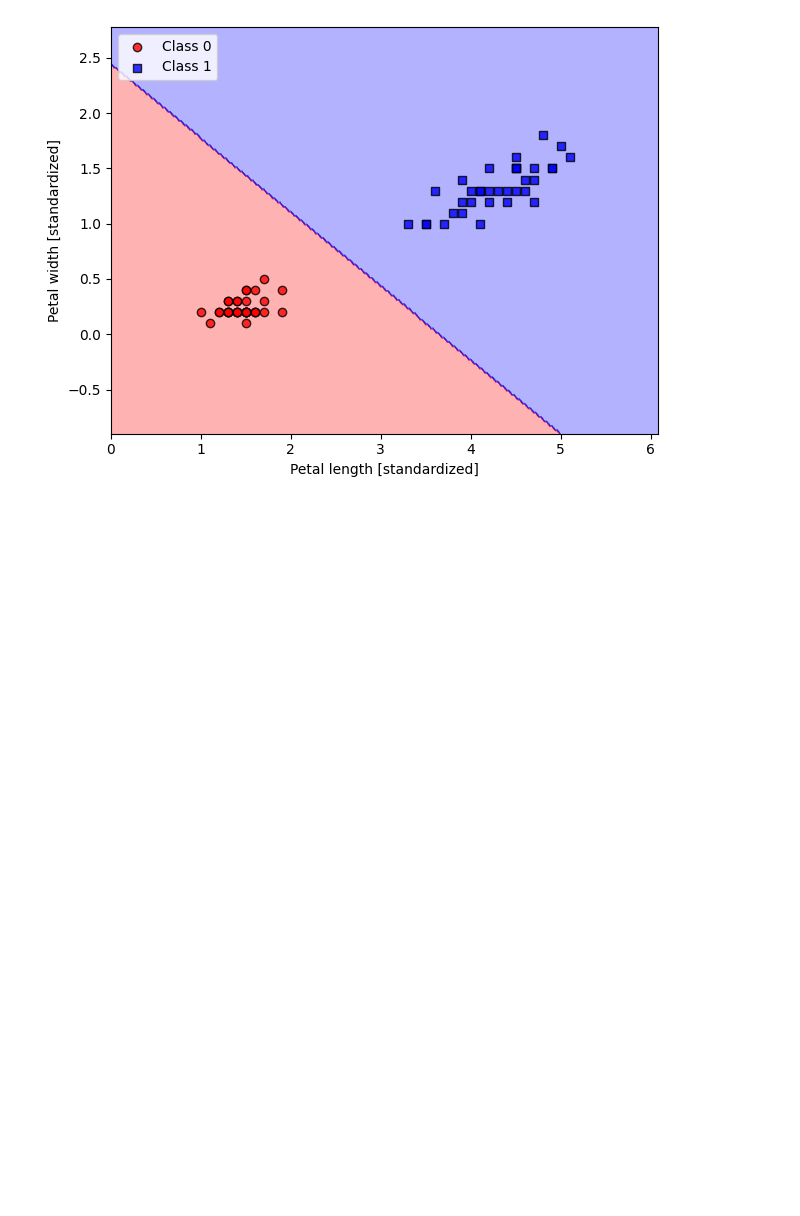
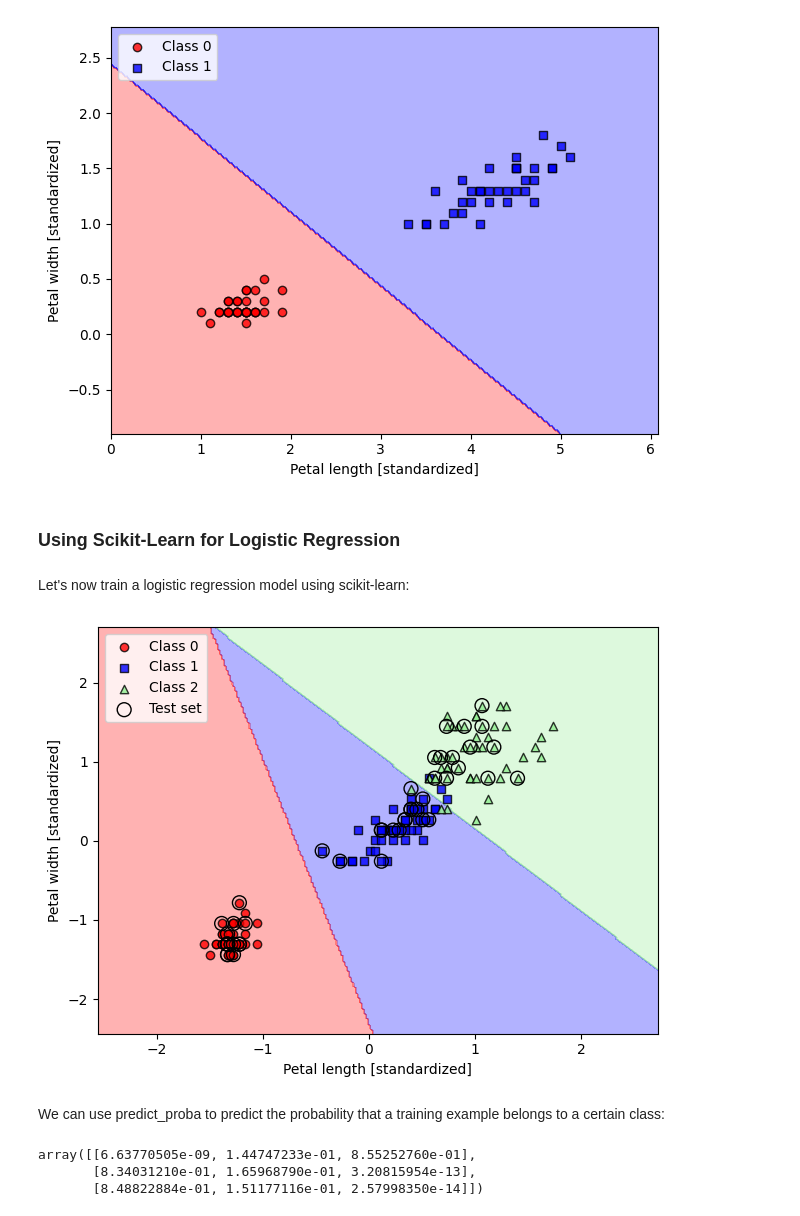
Before and after one commit to kaanoram/ML-Pytorch-SkLearn-Study, a Jupyter notebook: chapters/chapter_03/ch03.ipynb, the cells around one changed output. Drawn from its saved outputs; the diff is of its cells as text; code cells hidden in the pictures; blank space fills up the shorter version.

```diff
--- a/chapters/chapter_03/ch03.ipynb
+++ b/chapters/chapter_03/ch03.ipynb
@@ -302,3 +302,32 @@ plt.tight_layout()
 plt.show()
 # %% [output]
 [figure]
+# %% [markdown]
+### Using Scikit-Learn for Logistic Regression
+# %% [markdown]
+Let's now train a logistic regression model using scikit-learn:
+# %%
+from sklearn.linear_model import LogisticRegression
+from sklearn.multiclass import OneVsRestClassifier
+
+lr = OneVsRestClassifier(LogisticRegression(C=100.0, solver='lbfgs'))
+lr.fit(X_train_std, y_train)
+plot_decision_regions(X_combined_std,
+                      y_combined,
+                      classifier=lr,
+                      test_idx=range(105, 150))
+plt.xlabel('Petal length [standardized]')
+plt.ylabel('Petal width [standardized]')
+plt.legend(loc='upper left')
+plt.tight_layout()
+plt.show()
+# %% [output]
+[figure, added]
+# %% [markdown]
+We can use predict_proba to predict the probability that a training example belongs to a certain class:
+# %%
+lr.predict_proba(X_test_std[:3, :])
+# %% [output]
+array([[6.63770505e-09, 1.44747233e-01, 8.55252760e-01],
+       [8.34031210e-01, 1.65968790e-01, 3.20815954e-13],
+       [8.48822884e-01, 1.51177116e-01, 2.57998350e-14]])
```
Also changed, not shown: parts of 24 cells of this notebook.
